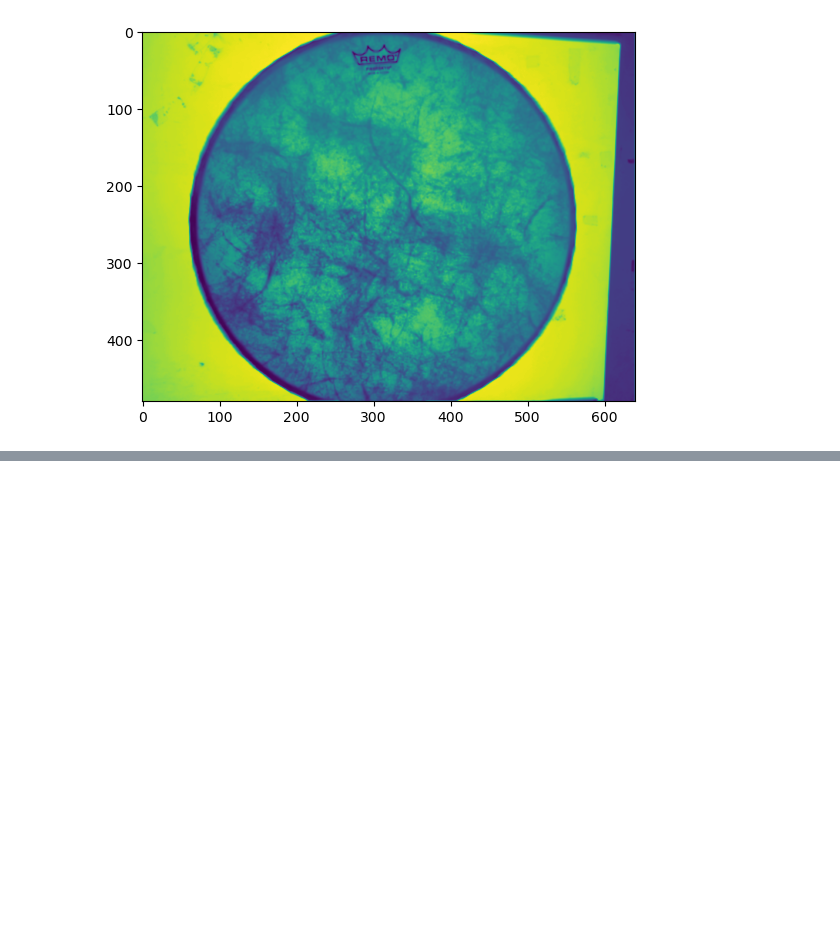
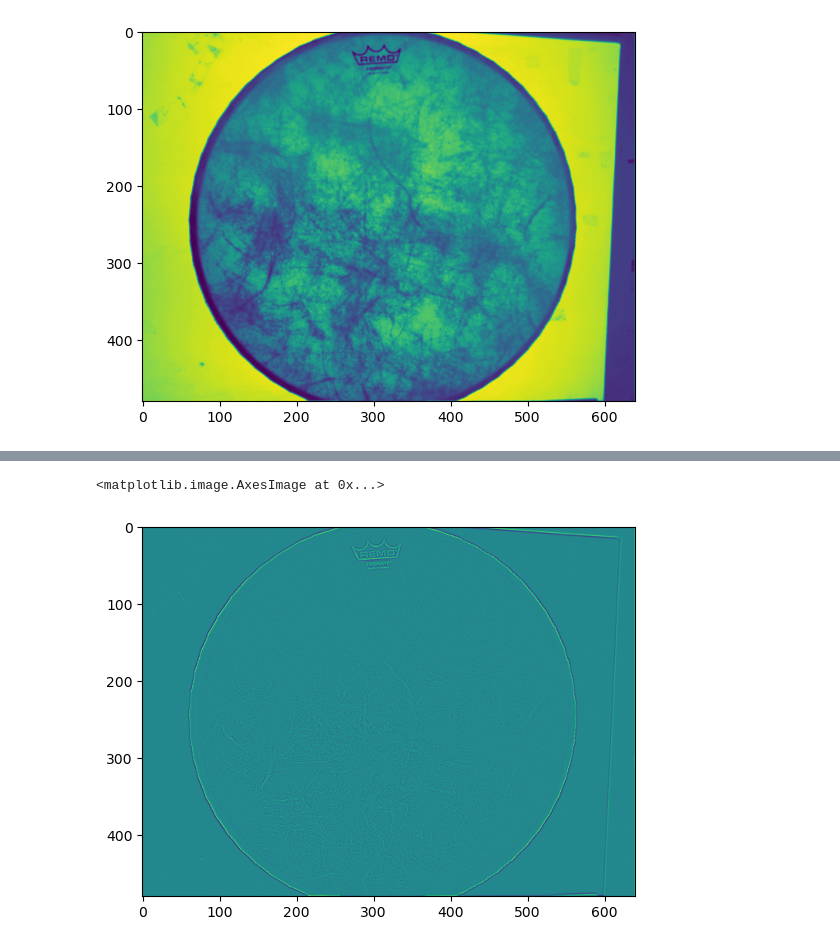
Before and after one commit to wernst24/bobdiffusion, a Jupyter notebook: experiment.ipynb, the cells around one changed output, grey strips where cells are left out. Saved outputs shown, nothing was run; the diff lists cells and outputs as text; code cells hidden in the pictures; blank space fills up the shorter version.

```diff
--- a/experiment.ipynb
+++ b/experiment.ipynb
@@ -175,0 +186,5 @@ plt.imshow(filtered_img)
+# %%
+plt.imshow(a_diffuse - drum_gray)
+# %% [output]
+<matplotlib.image.AxesImage at 0x...>
+[figure, added]
```
Also changed, not shown: parts of 6 cells of this notebook.
